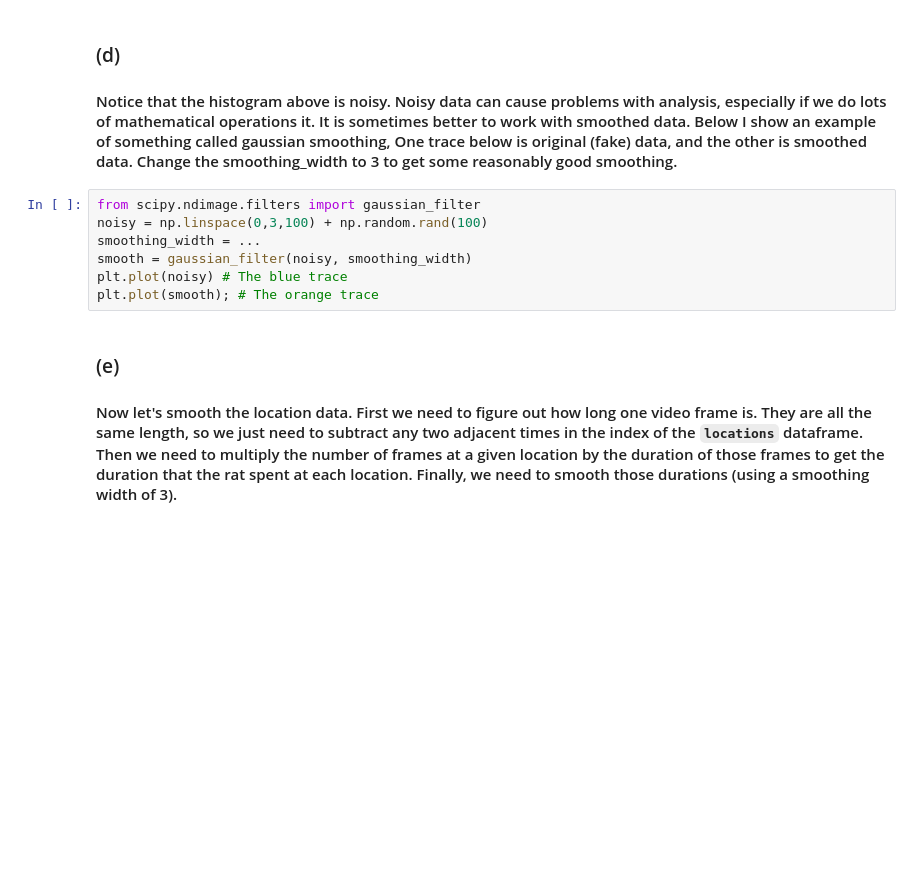
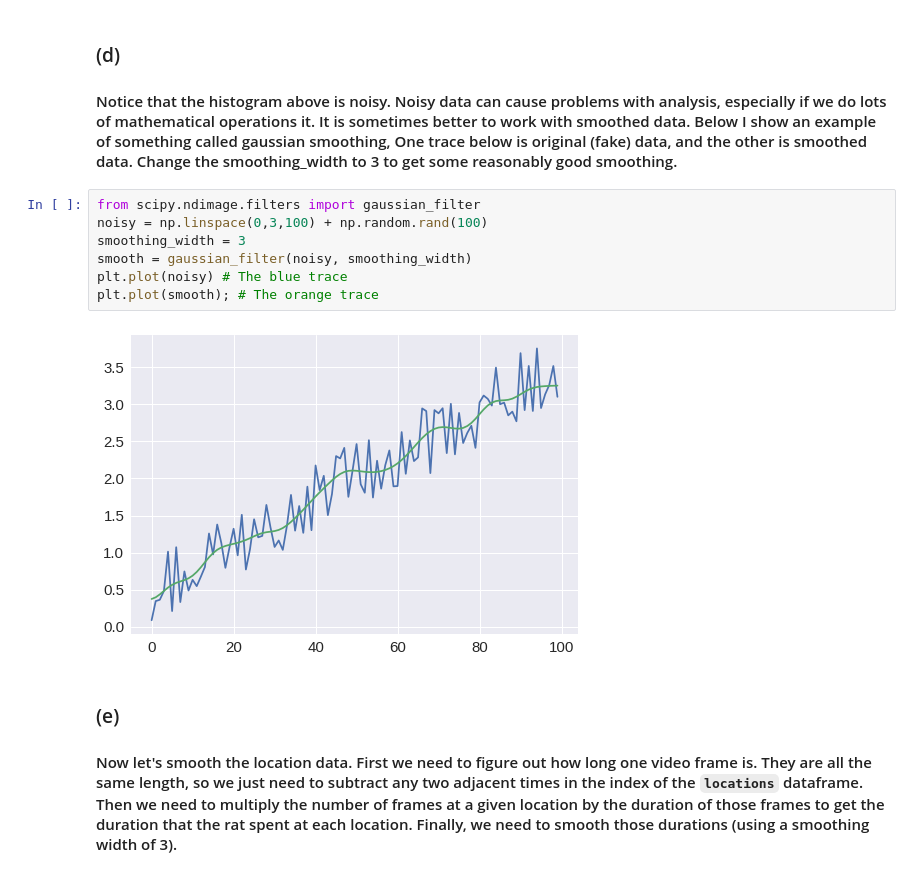
Before and after one commit to grobinson2019/BIO494, a Jupyter notebook: neural_coding_exercises.ipynb, the cells around one changed output. Cells and saved outputs as stored; diff of their text form; blank space fills up the shorter version.

```diff
--- a/neural_coding_exercises.ipynb
+++ b/neural_coding_exercises.ipynb
@@ -64,10 +97,12 @@ bin_centers = bin_centers.round(3)
 # %%
 from scipy.ndimage.filters import gaussian_filter
 noisy = np.linspace(0,3,100) + np.random.rand(100)
-smoothing_width = ...
+smoothing_width = 3
 smooth = gaussian_filter(noisy, smoothing_width)
 plt.plot(noisy) # The blue trace
 plt.plot(smooth); # The orange trace
+# %% [output]
+[figure, added]
 # %% [markdown]
 ### (e)
 #### Now let's smooth the location data.  First we need to figure out how long one video frame is.  They are all the same length, so we just need to subtract any two adjacent times in the index of the `locations` dataframe.  Then we need to multiply the number of frames at a given location by the duration of those frames to get the duration that the rat spent at each location.  Finally, we need to smooth those durations (using a smoothing width of 3).
```
Also changed, not shown: parts of 9 cells of this notebook.
